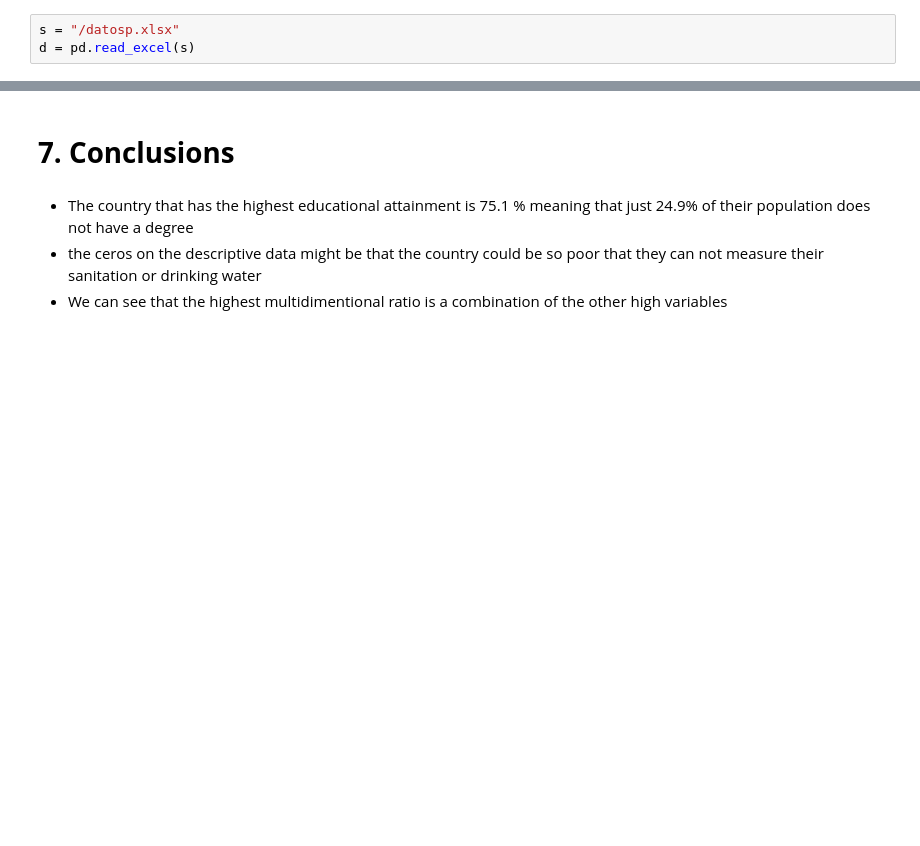
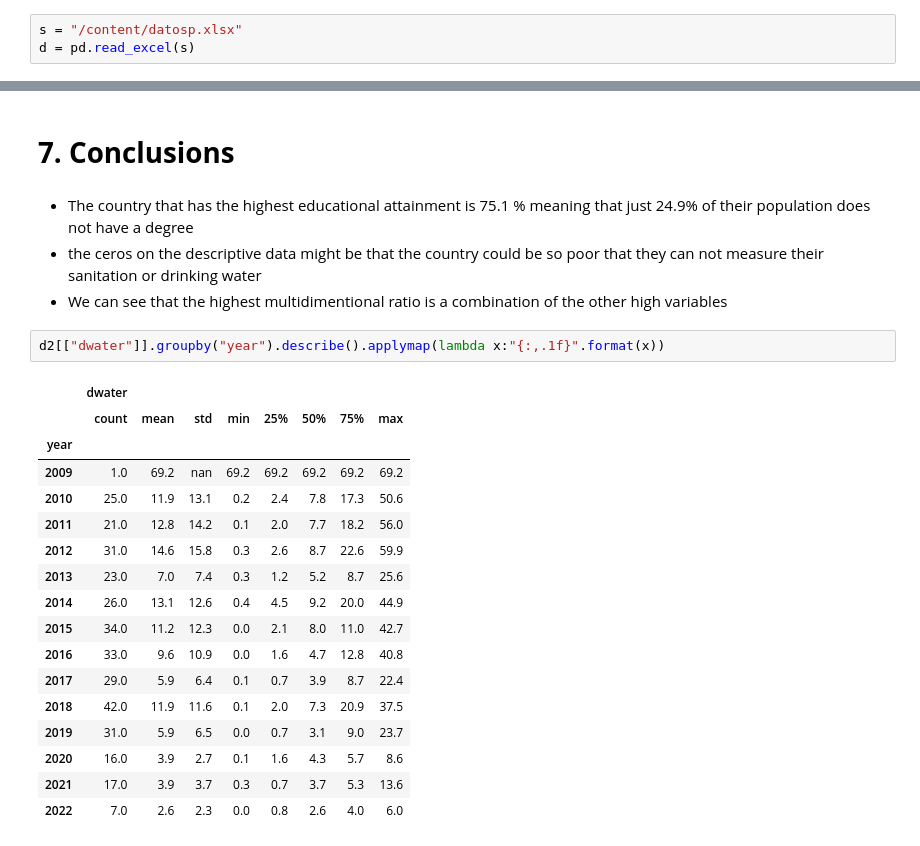
Before and after one commit to Sebastian4524/Datavisualization, a Jupyter notebook: pandas.ipynb, the cells around one changed output, grey strips where cells are left out. Saved outputs shown, nothing was run; the diff lists cells and outputs as text; blank space fills up the shorter version.

```diff
--- a/pandas.ipynb
+++ b/pandas.ipynb
@@ -8,7 +8,7 @@ import pandas as pd
 # %% [markdown]
 # **2. Import a dataset**
 # %%
-s = "/datosp.xlsx"
+s = "/content/datosp.xlsx"
 d = pd.read_excel(s)
 # %% [markdown]
 # **3. Exploration**
@@ -175,3 +175,23 @@ d2[["ea", "ee" , "sanitation", "dwater", "multidimensional ratio"]].describe().a
   <li>the ceros on the descriptive data might be that the country could be so poor that they can not measure their sanitation or drinking water </li>
   <li>We can see that the highest multidimentional ratio is a combination of the other high variables </li>
 </ul>
+# %%
+d2[["dwater"]].groupby("year").describe().applymap(lambda x:"{:,.1f}".format(x))
+# %% [output]
+|  | dwater |  |  |  |  |  |  |  |
+|  | count | mean | std | min | 25% | 50% | 75% | max |
+| year |  |  |  |  |  |  |  |  |
+| 2009 | 1.0 | 69.2 | nan | 69.2 | 69.2 | 69.2 | 69.2 | 69.2 |
+| 2010 | 25.0 | 11.9 | 13.1 | 0.2 | 2.4 | 7.8 | 17.3 | 50.6 |
+| 2011 | 21.0 | 12.8 | 14.2 | 0.1 | 2.0 | 7.7 | 18.2 | 56.0 |
+| 2012 | 31.0 | 14.6 | 15.8 | 0.3 | 2.6 | 8.7 | 22.6 | 59.9 |
+| 2013 | 23.0 | 7.0 | 7.4 | 0.3 | 1.2 | 5.2 | 8.7 | 25.6 |
+| 2014 | 26.0 | 13.1 | 12.6 | 0.4 | 4.5 | 9.2 | 20.0 | 44.9 |
+| 2015 | 34.0 | 11.2 | 12.3 | 0.0 | 2.1 | 8.0 | 11.0 | 42.7 |
+| 2016 | 33.0 | 9.6 | 10.9 | 0.0 | 1.6 | 4.7 | 12.8 | 40.8 |
+| 2017 | 29.0 | 5.9 | 6.4 | 0.1 | 0.7 | 3.9 | 8.7 | 22.4 |
+| 2018 | 42.0 | 11.9 | 11.6 | 0.1 | 2.0 | 7.3 | 20.9 | 37.5 |
+| 2019 | 31.0 | 5.9 | 6.5 | 0.0 | 0.7 | 3.1 | 9.0 | 23.7 |
+| 2020 | 16.0 | 3.9 | 2.7 | 0.1 | 1.6 | 4.3 | 5.7 | 8.6 |
+| 2021 | 17.0 | 3.9 | 3.7 | 0.3 | 0.7 | 3.7 | 5.3 | 13.6 |
+| 2022 | 7.0 | 2.6 | 2.3 | 0.0 | 0.8 | 2.6 | 4.0 | 6.0 |
```
Also changed, not shown: parts of 5 cells of this notebook.
